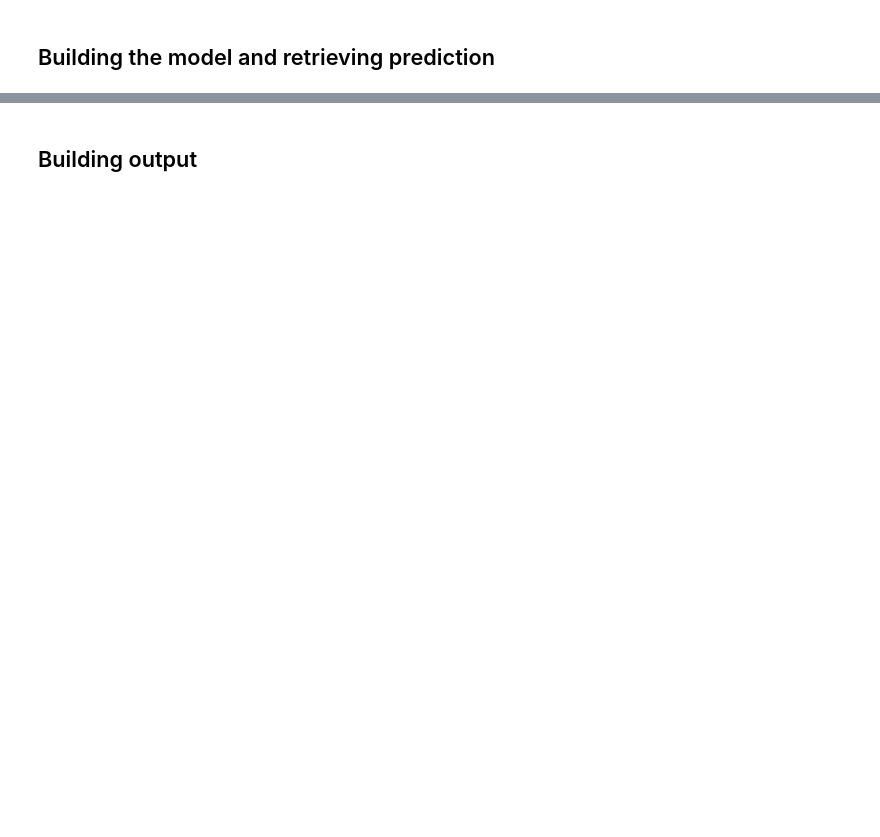
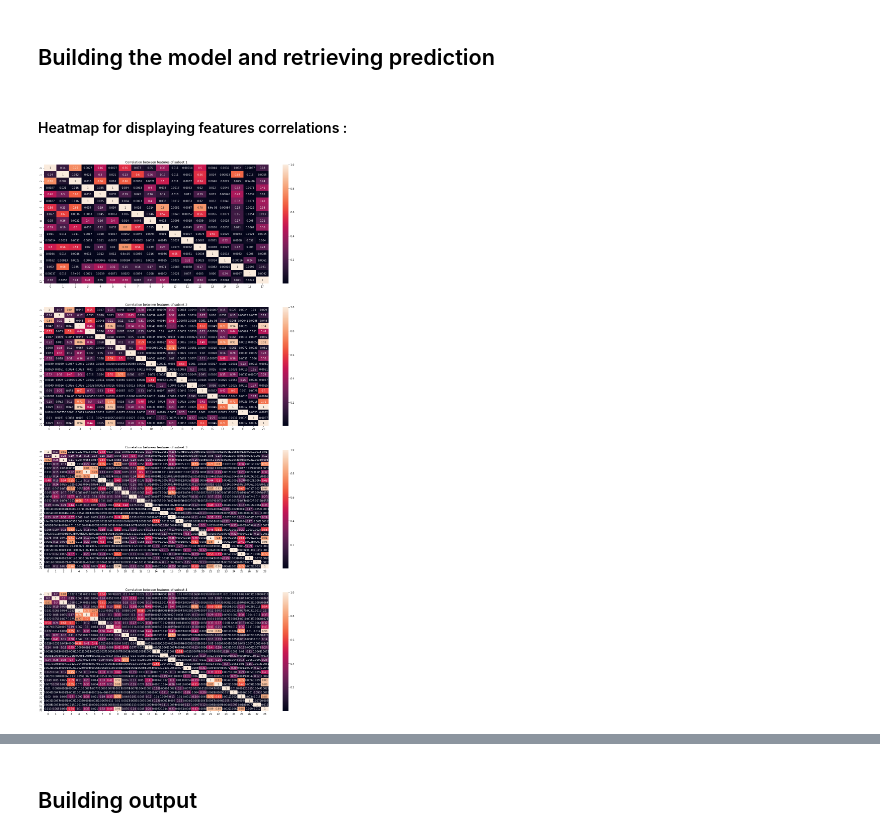
Before and after one commit to louiyo/twohundredbpm, a Jupyter notebook: Project_1/project.ipynb, the cells around one changed output, grey strips where cells are left out. Drawn from its saved outputs; the diff is of its cells as text; code cells hidden in the pictures; blank space fills up the shorter version.

```diff
--- a/Project_1/project.ipynb
+++ b/Project_1/project.ipynb
@@ -73,24 +83,24 @@ degrees = [12, 12, 13, 13]
 lambdas = [0.002, 0.002, 4.6e-4, 4.6e-4]
 
 # Removing irrelevant columns from the jet groups:
-tX = preprocess(tX)
-tX_test = preprocess(tX_test)
+tX_m = preprocess(tX)
+tX_test_m = preprocess(tX_test)
 
 # Instancing predictions
 y_pred = []
+# %% [markdown]
+#### Heatmap for displaying features correlations :
 # %%
 #sketching heatmaps to check correlation between features
 f,axs = plt.subplots(4,1,figsize=(20, 40))
 
-corr_heatmap1=sb.heatmap(np.absolute(np.corrcoef(tX[0].T)), annot=True,ax=axs[0])
-axs[0].set_title("Correlation between features of subset 1")
-corr_heatmap2=sb.heatmap(np.absolute(np.corrcoef(tX[1].T)), annot=True,ax=axs[1])
-axs[1].set_title("Correlation between features of subset 2")
-corr_heatmap3=sb.heatmap(np.absolute(np.corrcoef(tX[2].T)), annot=True,ax=axs[2])
-axs[2].set_title("Correlation between features of subset 3")
-corr_heatmap4=sb.heatmap(np.absolute(np.corrcoef(tX[3].T)), annot=True,ax=axs[3])
-axs[3].set_title("Correlation between features of subset 4")
+for idx in range(len(tX_m)):
+    corr_heatmap1=sb.heatmap(np.absolute(np.corrcoef(tX_m[idx].T)), annot=True,ax=axs[idx])
+    axs[idx].set_title("Correlation between features of subset {}".format(idx+1))
+
 f.savefig("Training data features heatmaps")
+# %% [output]
+[figure, added]
 # %%
 # Building models
 for idx in range(len(tX)):
```
Also changed, not shown: parts of 8 cells of this notebook.
